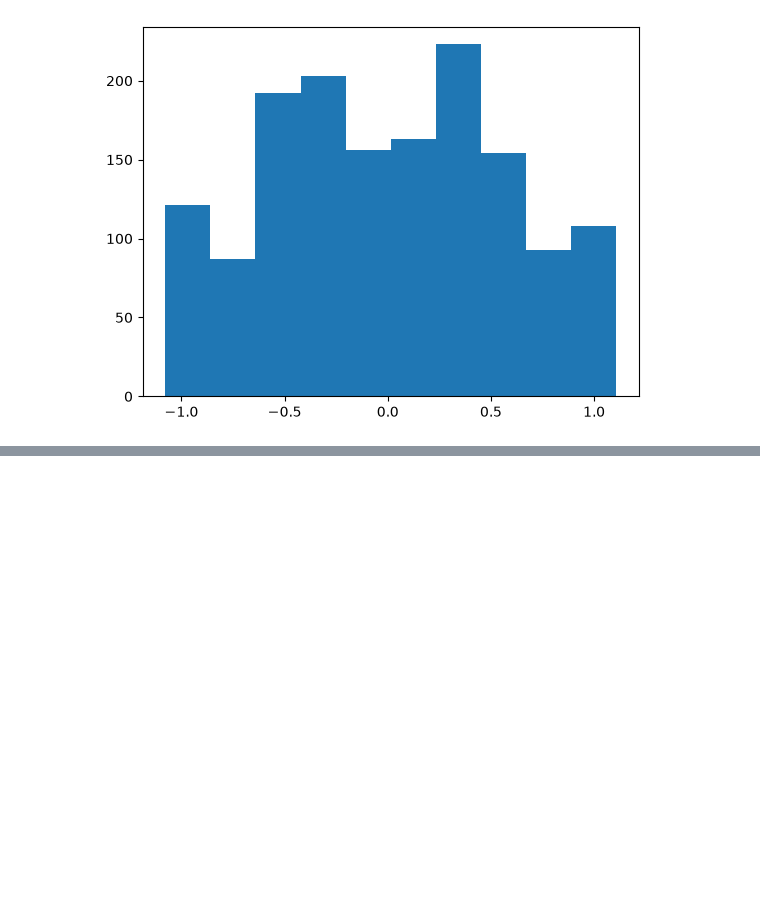
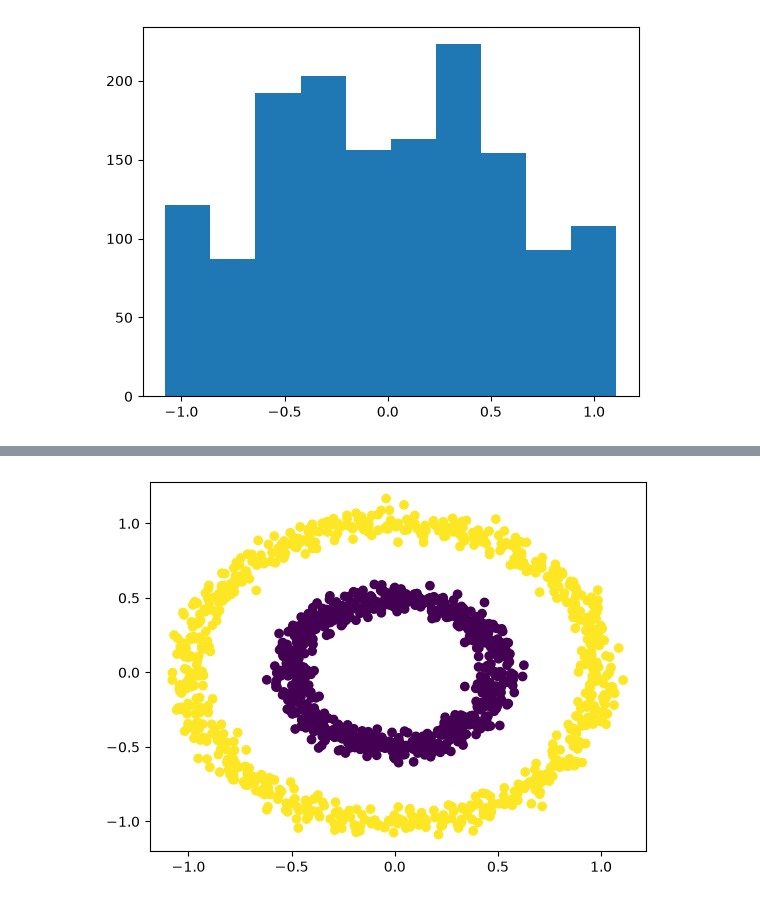
Before and after one commit to diadonquixote/ML-SciKit, a Jupyter notebook: exercise 2.01.ipynb, the cells around one changed output, grey strips where cells are left out. Drawn from its saved outputs; the diff is of its cells as text; code cells hidden in the pictures; blank space fills up the shorter version.

```diff
--- a/exercise 2.01.ipynb
+++ b/exercise 2.01.ipynb
@@ -15,0 +39,8 @@ plt.show()
+# %%
+est_dbscan = DBSCAN(eps=0.1)
+pred_dbscan = est_dbscan.fit_predict(data)
+# %%
+plt.scatter(data.iloc[:,0], data.iloc[:,1], c=pred_dbscan)
+plt.show()
+# %% [output]
+[figure, added]
```
Also changed, not shown: parts of 7 cells of this notebook, 2 other files.
